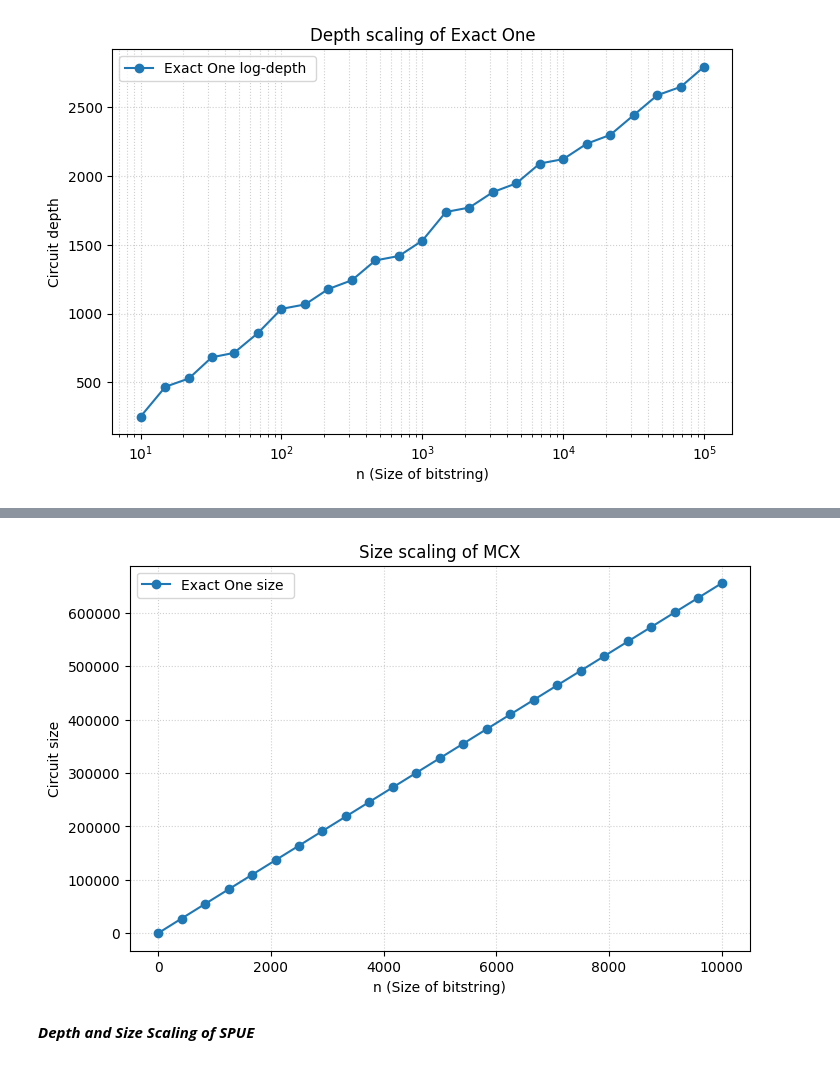
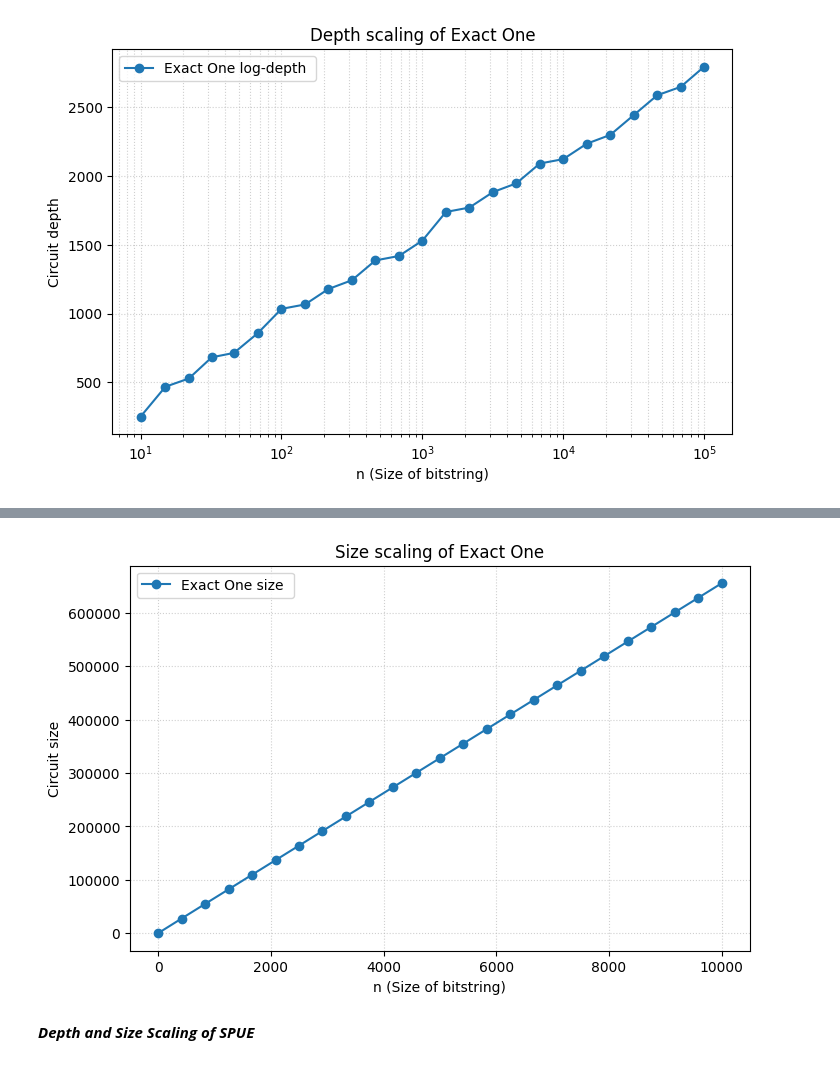
Before and after one commit to Alexis-LUCAS/Log_Affine_State_Prep, a Jupyter notebook: depth_size_plots.ipynb, the cells around one changed output, grey strips where cells are left out. Saved outputs shown, nothing was run; the diff lists cells and outputs as text; code cells hidden in the pictures.

```diff
--- a/depth_size_plots.ipynb
+++ b/depth_size_plots.ipynb
@@ -223,14 +227,14 @@ Processing Exact One with n = 10000
 # %%
 plt.figure(figsize=(8, 5))
 plt.plot(ns, sizes, marker="o", linestyle="-", label="Exact One size ",)
 plt.xlabel("n (Size of bitstring)")
 plt.ylabel("Circuit size")
-plt.title("Size scaling of MCX")
+plt.title("Size scaling of Exact One")
 plt.grid(True, which="both", ls=":", alpha=0.6)
 plt.legend()
 plt.show()
 # %% [output]
-[figure, old version]
+[figure, new version]
 # %% [markdown]
 ***Depth and Size Scaling of SPUE***
 # %%
```
Also changed, not shown: parts of 3 cells of this notebook, 4 other files.
